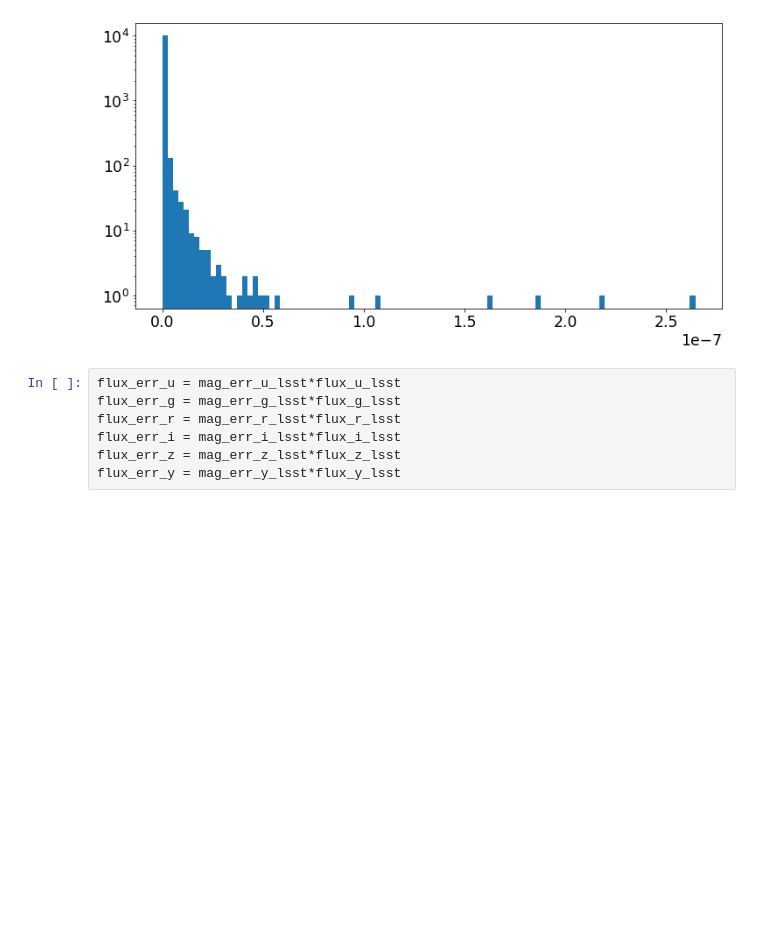
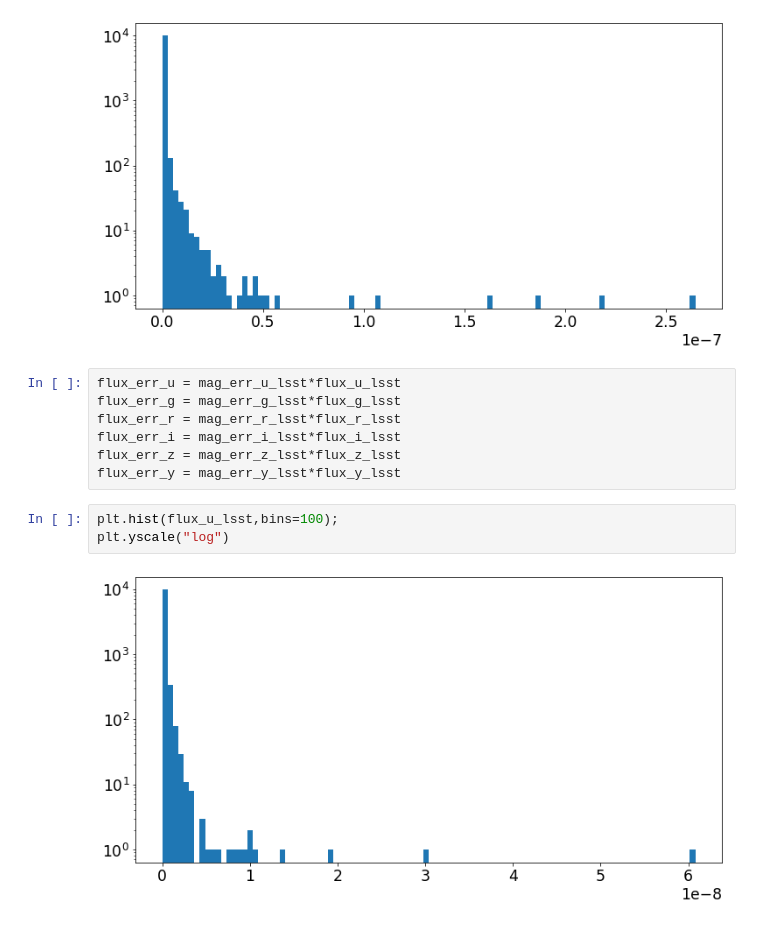
Before and after one commit to sylvielsstfr/MyDockerTools, a Jupyter notebook: UbuntuAnacondaDelightRail/notebooks/analysis_input_rail/Dumphdf5InputFiles.ipynb, the cells around one changed output. Drawn from its saved outputs; the diff is of its cells as text; blank space fills up the shorter version.

```diff
--- a/UbuntuAnacondaDelightRail/notebooks/analysis_input_rail/Dumphdf5InputFiles.ipynb
+++ b/UbuntuAnacondaDelightRail/notebooks/analysis_input_rail/Dumphdf5InputFiles.ipynb
@@ -277,3 +277,8 @@ flux_err_r = mag_err_r_lsst*flux_r_lsst
 flux_err_i = mag_err_i_lsst*flux_i_lsst
 flux_err_z = mag_err_z_lsst*flux_z_lsst
 flux_err_y = mag_err_y_lsst*flux_y_lsst
+# %%
+plt.hist(flux_u_lsst,bins=100);
+plt.yscale("log")
+# %% [output]
+[figure, added]
```
Also changed, not shown: 1 other file.
